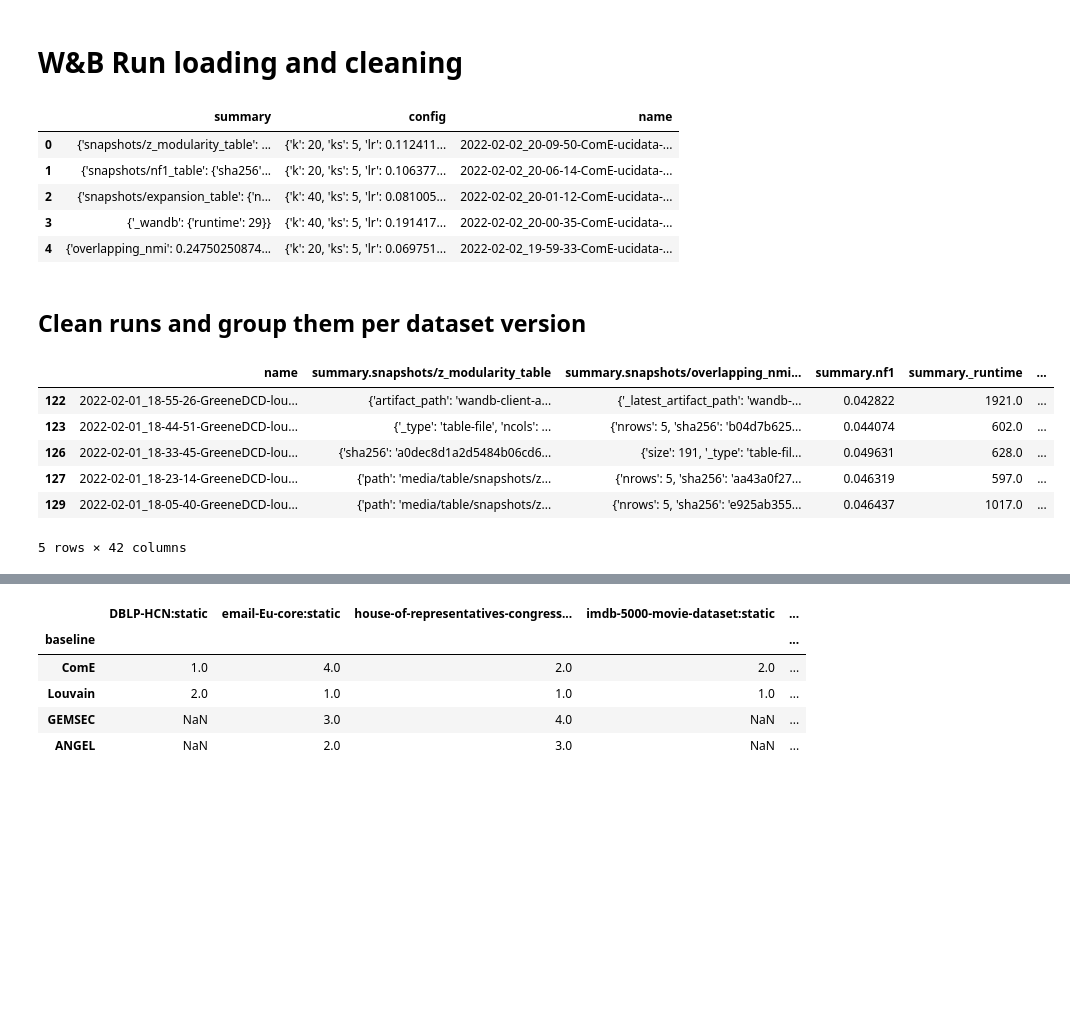
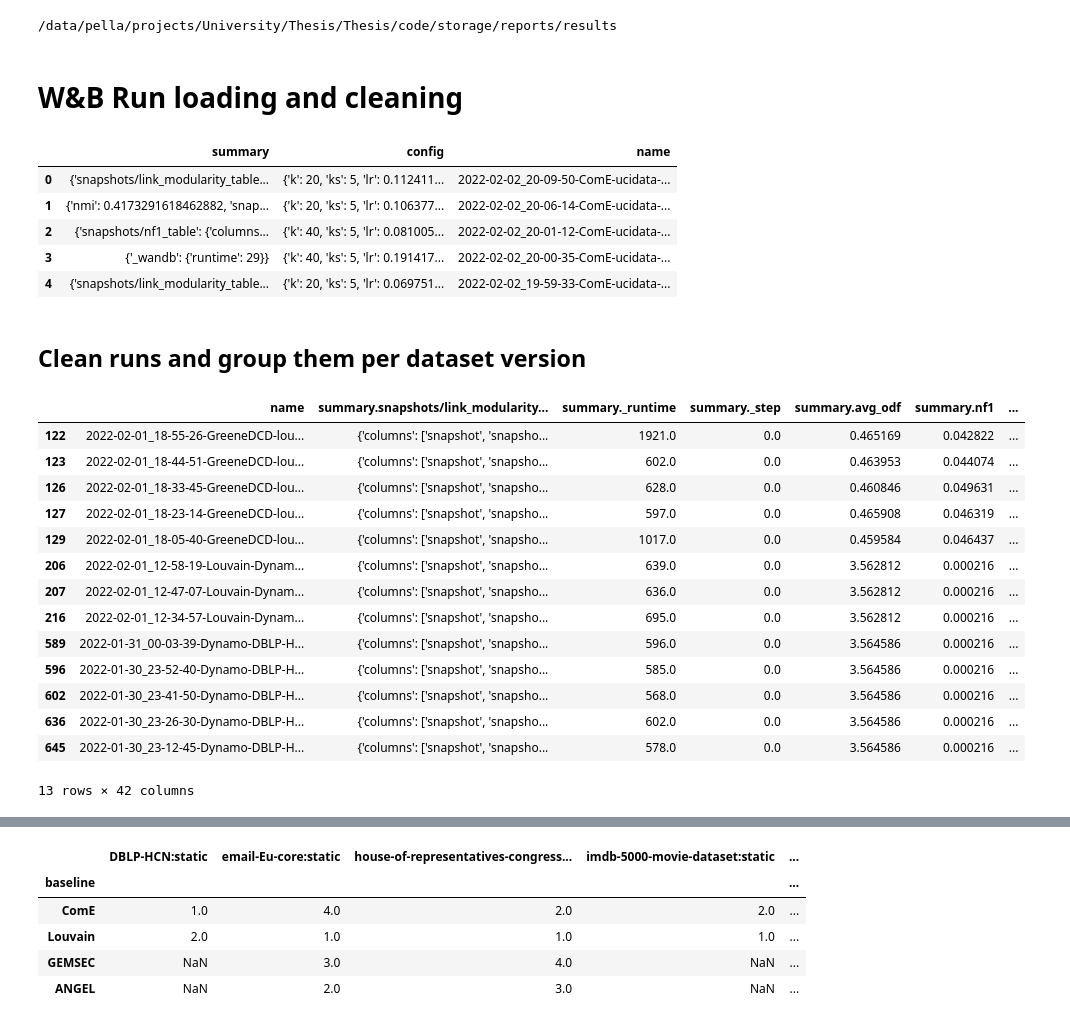
Before and after one commit to egordm/MGTCOM, a Jupyter notebook: code/benchmarks/notebooks/result_collection.ipynb, the cells around one changed output, grey strips where cells are left out. Drawn from its saved outputs; the diff is of its cells as text; code cells hidden in the pictures; blank space fills up the shorter version.

```diff
--- a/code/benchmarks/notebooks/result_collection.ipynb
+++ b/code/benchmarks/notebooks/result_collection.ipynb
@@ -16,6 +15,9 @@ from shared.constants import WANDB_PROJECT, WANDB_ENTITY, BENCHMARKS_RESULTS, RE
 baseline_results_dir = REPORTS_PATH.joinpath('results')
 baseline_dataset_results_dir = baseline_results_dir.joinpath('dataset')
 baseline_dataset_results_dir.mkdir(exist_ok=True, parents=True)
+print(baseline_results_dir)
+# %% [output]
+/data/pella/projects/University/Thesis/Thesis/code/storage/reports/results
 # %% [markdown]
 # W&B Run loading and cleaning
 # %%
@@ -27,10 +29,16 @@ def load_runs():
     runs = api.runs(f'{WANDB_ENTITY}/{WANDB_PROJECT}')
 
     summary_list, config_list, name_list = [], [], []
-    for run in runs:
+    for run in tqdm(runs):
         # .summary contains the output keys/values for metrics like accuracy.
         #  We call ._json_dict to omit large files
-        summary_list.append(run.summary._json_dict)
+        summary = run.summary._json_dict
+        for k, v in summary.items():
+            if isinstance(v, dict) and 'path' in v:
+                v_content = json.load(run.file(v['path']).download(root=str(TMP_PATH)))
+                summary[k] = v_content
+
+        summary_list.append(summary)
 
         # .config contains the hyperparameters.
         #  We remove special values that start with _.
@@ -55,15 +63,15 @@ runs_df = load_runs()
 runs_df.head()
 # %% [output]
 |  | summary | config | name |
-| 0 | {'snapshots/z_modularity_table': ... | {'k': 20, 'ks': 5, 'lr': 0.112411... | 2022-02-02_20-09-50-ComE-ucidata-... |
-| 1 | {'snapshots/nf1_table': {'sha256'... | {'k': 20, 'ks': 5, 'lr': 0.106377... | 2022-02-02_20-06-14-ComE-ucidata-... |
-| 2 | {'snapshots/expansion_table': {'n... | {'k': 40, 'ks': 5, 'lr': 0.081005... | 2022-02-02_20-01-12-ComE-ucidata-... |
+| 0 | {'snapshots/link_modularity_table... | {'k': 20, 'ks': 5, 'lr': 0.112411... | 2022-02-02_20-09-50-ComE-ucidata-... |
+| 1 | {'nmi': 0.4173291618462882, 'snap... | {'k': 20, 'ks': 5, 'lr': 0.106377... | 2022-02-02_20-06-14-ComE-ucidata-... |
+| 2 | {'snapshots/nf1_table': {'columns... | {'k': 40, 'ks': 5, 'lr': 0.081005... | 2022-02-02_20-01-12-ComE-ucidata-... |
 | 3 | {'_wandb': {'runtime': 29}} | {'k': 40, 'ks': 5, 'lr': 0.191417... | 2022-02-02_20-00-35-ComE-ucidata-... |
-| 4 | {'overlapping_nmi': 0.24750250874... | {'k': 20, 'ks': 5, 'lr': 0.069751... | 2022-02-02_19-59-33-ComE-ucidata-... |
+| 4 | {'snapshots/link_modularity_table... | {'k': 20, 'ks': 5, 'lr': 0.069751... | 2022-02-02_19-59-33-ComE-ucidata-... |
 # %% [markdown]
 ## Clean runs and group them per dataset version
 # %%
-runs_df['summary'] = runs_df['summary'].apply(eval)
+runs_df['summary'] = runs_df['summary'].apply(lambda x: eval(x.replace('nan', 'np.NAN')))
 runs_df['config'] = runs_df['config'].apply(eval)
 runs_df = pd.concat([
     runs_df,
@@ -78,14 +86,22 @@ runs_dfs = dict(tuple(runs_df.groupby(['config.dataset', 'config.version'])))
 for dataset, df in runs_dfs.items():
     df.dropna(axis=1, how='all', inplace=True)
 # %%
-next(iter(runs_dfs.values())).head(5)
+next(iter(runs_dfs.values()))
 # %% [output]
-|  | name | summary.snapshots/z_modularity_table | summary.snapshots/overlapping_nmi... | summary.nf1 | summary._runtime | ... |
-| 122 | 2022-02-01_18-55-26-GreeneDCD-lou... | {'artifact_path': 'wandb-client-a... | {'_latest_artifact_path': 'wandb-... | 0.042822 | 1921.0 | ... |
-| 123 | 2022-02-01_18-44-51-GreeneDCD-lou... | {'_type': 'table-file', 'ncols': ... | {'nrows': 5, 'sha256': 'b04d7b625... | 0.044074 | 602.0 | ... |
-| 126 | 2022-02-01_18-33-45-GreeneDCD-lou... | {'sha256': 'a0dec8d1a2d5484b06cd6... | {'size': 191, '_type': 'table-fil... | 0.049631 | 628.0 | ... |
-| 127 | 2022-02-01_18-23-14-GreeneDCD-lou... | {'path': 'media/table/snapshots/z... | {'nrows': 5, 'sha256': 'aa43a0f27... | 0.046319 | 597.0 | ... |
-| 129 | 2022-02-01_18-05-40-GreeneDCD-lou... | {'path': 'media/table/snapshots/z... | {'nrows': 5, 'sha256': 'e925ab355... | 0.046437 | 1017.0 | ... |
+|  | name | summary.snapshots/link_modularity... | summary._runtime | summary._step | summary.avg_odf | summary.nf1 | ... |
+| 122 | 2022-02-01_18-55-26-GreeneDCD-lou... | {'columns': ['snapshot', 'snapsho... | 1921.0 | 0.0 | 0.465169 | 0.042822 | ... |
+| 123 | 2022-02-01_18-44-51-GreeneDCD-lou... | {'columns': ['snapshot', 'snapsho... | 602.0 | 0.0 | 0.463953 | 0.044074 | ... |
+| 126 | 2022-02-01_18-33-45-GreeneDCD-lou... | {'columns': ['snapshot', 'snapsho... | 628.0 | 0.0 | 0.460846 | 0.049631 | ... |
+| 127 | 2022-02-01_18-23-14-GreeneDCD-lou... | {'columns': ['snapshot', 'snapsho... | 597.0 | 0.0 | 0.465908 | 0.046319 | ... |
+| 129 | 2022-02-01_18-05-40-GreeneDCD-lou... | {'columns': ['snapshot', 'snapsho... | 1017.0 | 0.0 | 0.459584 | 0.046437 | ... |
+| 206 | 2022-02-01_12-58-19-Louvain-Dynam... | {'columns': ['snapshot', 'snapsho... | 639.0 | 0.0 | 3.562812 | 0.000216 | ... |
+| 207 | 2022-02-01_12-47-07-Louvain-Dynam... | {'columns': ['snapshot', 'snapsho... | 636.0 | 0.0 | 3.562812 | 0.000216 | ... |
+| 216 | 2022-02-01_12-34-57-Louvain-Dynam... | {'columns': ['snapshot', 'snapsho... | 695.0 | 0.0 | 3.562812 | 0.000216 | ... |
+| 589 | 2022-01-31_00-03-39-Dynamo-DBLP-H... | {'columns': ['snapshot', 'snapsho... | 596.0 | 0.0 | 3.564586 | 0.000216 | ... |
+| 596 | 2022-01-30_23-52-40-Dynamo-DBLP-H... | {'columns': ['snapshot', 'snapsho... | 585.0 | 0.0 | 3.564586 | 0.000216 | ... |
+| 602 | 2022-01-30_23-41-50-Dynamo-DBLP-H... | {'columns': ['snapshot', 'snapsho... | 568.0 | 0.0 | 3.564586 | 0.000216 | ... |
+| 636 | 2022-01-30_23-26-30-Dynamo-DBLP-H... | {'columns': ['snapshot', 'snapsho... | 602.0 | 0.0 | 3.564586 | 0.000216 | ... |
+| 645 | 2022-01-30_23-12-45-Dynamo-DBLP-H... | {'columns': ['snapshot', 'snapsho... | 578.0 | 0.0 | 3.564586 | 0.000216 | ... |
-5 rows × 42 columns
+13 rows × 42 columns
 # %%
 from benchmarks.evaluation import ALL_METRICS
```
Also changed, not shown: parts of 4 cells of this notebook, 34 other files.
